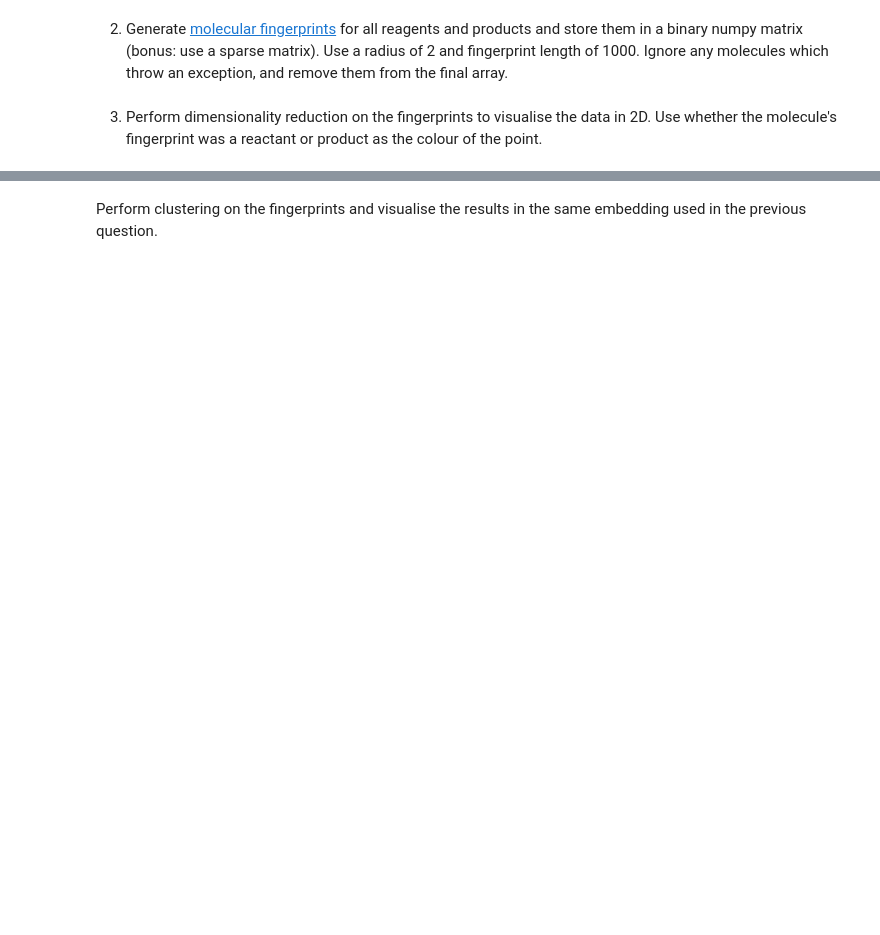
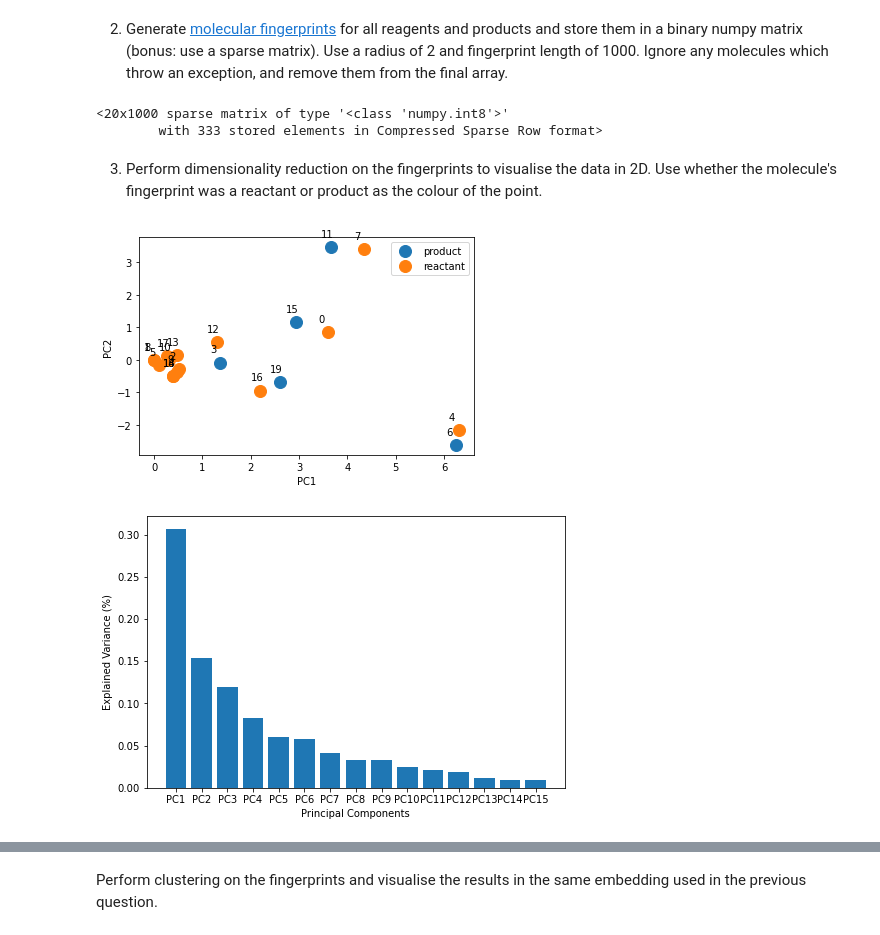
Before and after one commit to adhardy/Deepmatter-Interview, a Jupyter notebook: notebook/ds_nb_1.ipynb, the cells around one changed output, grey strips where cells are left out. Cells and saved outputs as stored; diff of their text form; code cells hidden in the pictures; blank space fills up the shorter version.

```diff
--- a/notebook/ds_nb_1.ipynb
+++ b/notebook/ds_nb_1.ipynb
@@ -142,34 +189,41 @@ Use a radius of 2 and fingerprint length of 1000. Ignore any molecules which thr
 the final array.
 # %%
 import dm_dimensionality_reduction as dr
+importlib.reload(dr)
 
 nbits = 1000
 fingerprints = dr.get_molecular_fingerprints(molecules, nbits)
 fingerprints
+# %% [output]
+<20x1000 sparse matrix of type '<class 'numpy.int8'>'
+        with 333 stored elements in Compressed Sparse Row format>
 # %% [markdown]
 3. Perform dimensionality reduction on the fingerprints to visualise the data in 2D.
 Use whether the molecule's fingerprint was a reactant or product as the colour of the point.
 # %%
 from sklearn.decomposition import TruncatedSVD
 import pandas as pd
 
 num_components = 15
 
 # === Perform Dimentionality Reduction ===
 tSVD = TruncatedSVD(num_components) # tSVD rather than PCA for sparse matrix
 fingerprints_tSVD = tSVD.fit_transform(fingerprints)
 
 # === Convert to Dataframe ===
-columns = [f"PC{x+1}" for x in range(0,num_components)] # assign column names for the principal components
-df_fingerprints_tSVD = pd.DataFrame(fingerprints_tSVD, columns=columns)
-df_fingerprints_tSVD["molecule_type"] = [mol.mol_type for mol in molecules]
+column_names = dr.generate_column_names("PC", num_components)
+true_labels = [molecule.mol_type for molecule in molecules]
+df_fingerprints_tSVD = dr.reduced_dimensions_to_df(fingerprints_tSVD, true_labels, column_names)
 
 # === Plot 2D Scatterplot ===
-fig_pca, ax_pca = plt.subplots()
-ax_pca = dr.get_axes(df_fingerprints_tSVD, ax_pca, "molecule_type")
+fig_svd, ax_svd = plt.subplots()
+ax_svd = dr.get_axes(df_fingerprints_tSVD, ax_svd)
 
 # === Scree Plot ===
 fig_scree = dr.scree_plot(num_components, tSVD, columns)
+# %% [output]
+[figure, added]
+[figure, added]
 # %%
 from rdkit.Chem import Draw
 
```
Also changed, not shown: parts of 9 cells of this notebook, 4 other files.
